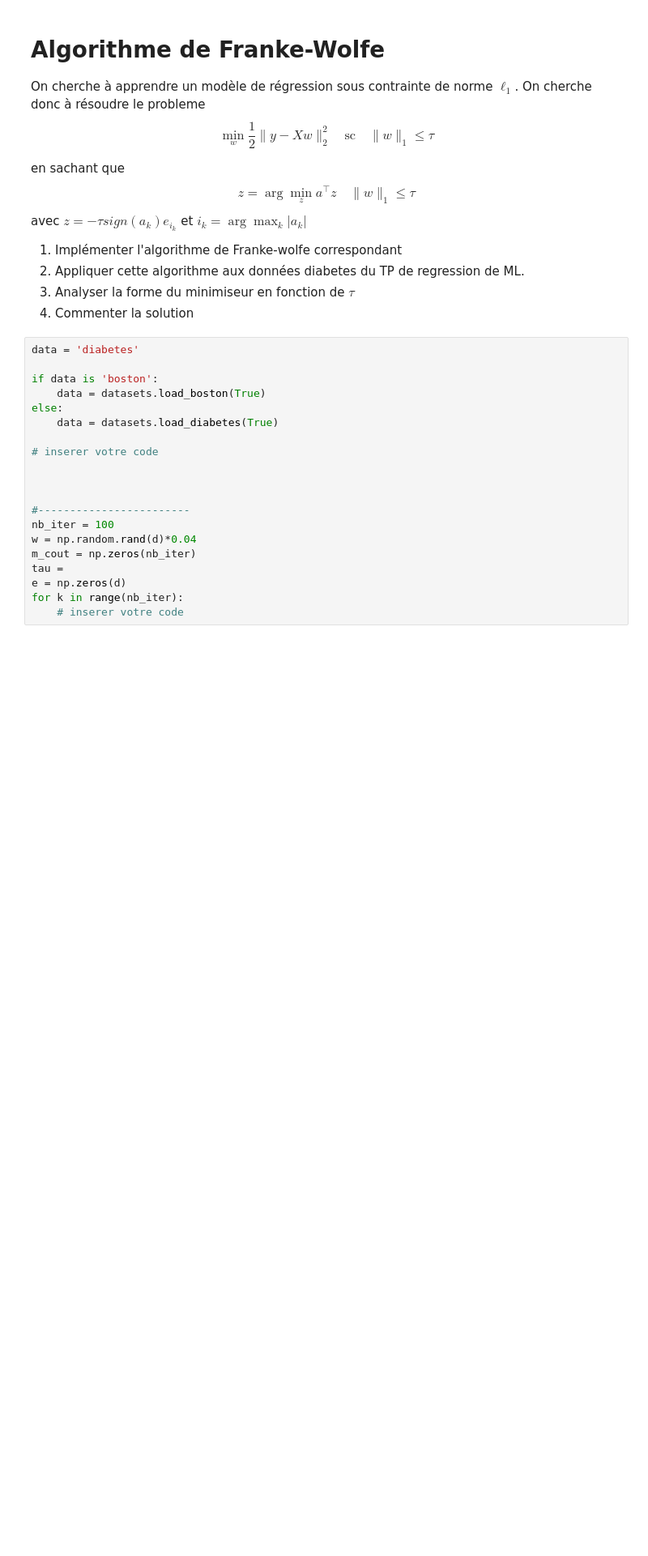
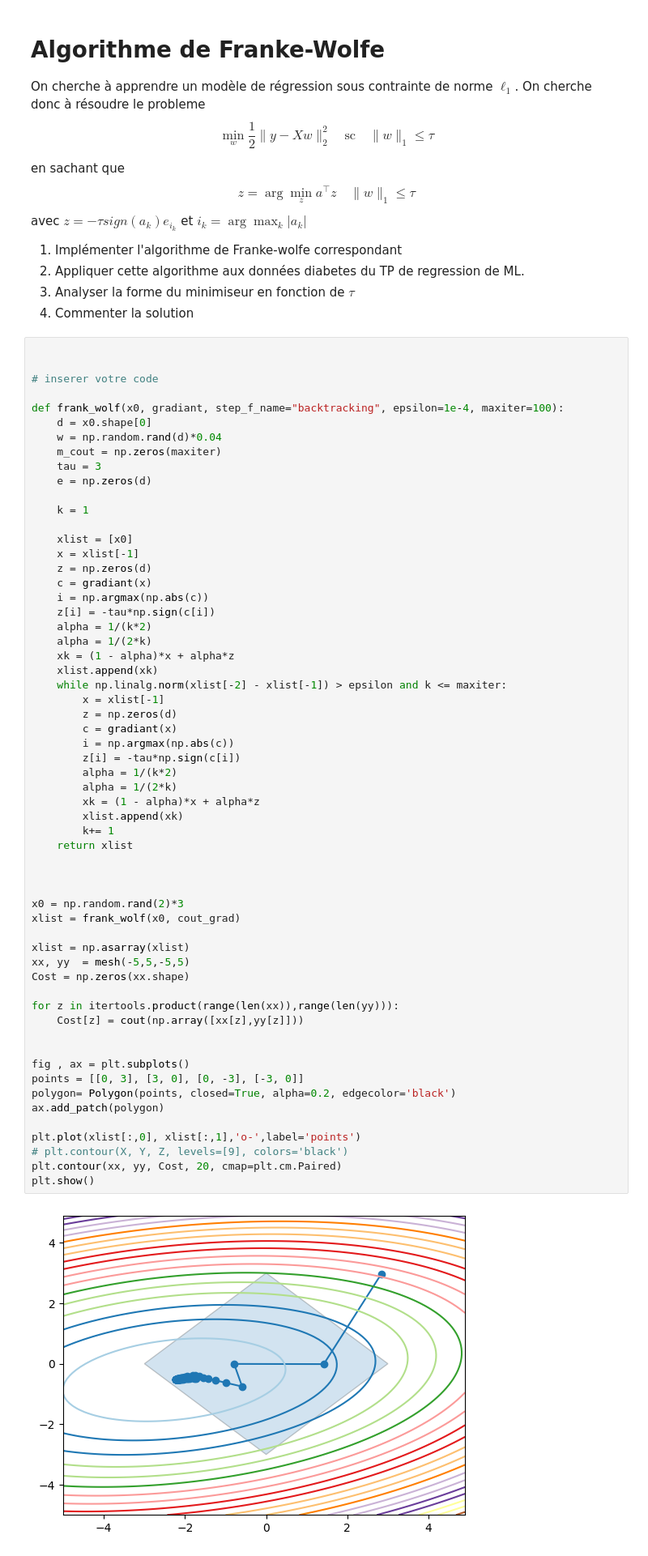
Before and after one commit to ba-talibe/TP_Analyse_Numerique, a Jupyter notebook: M1_SID/Optimisation pour apprentissage/TP_Gradient_projeté_.ipynb, the cells around one changed output. Shown at 81% size. Cells and saved outputs as stored; diff of their text form; blank space fills up the shorter version.

Commit message:
implemented Frank wolf

```diff
--- a/M1_SID/Optimisation pour apprentissage/TP_Gradient_projeté_.ipynb
+++ b/M1_SID/Optimisation pour apprentissage/TP_Gradient_projeté_.ipynb
@@ -267,23 +218,64 @@ avec $z = -\tau sign(a_k) e_{i_k}$ et $i_k = \arg\max_k |a_k|$
 2.   Appliquer cette algorithme aux données diabetes du TP de regression de ML.
 3.   Analyser la forme du minimiseur en fonction de $\tau$
 4.   Commenter la solution
-# %%
-data = 'diabetes'
-
-if data is 'boston':
-    data = datasets.load_boston(True)
-else:
-    data = datasets.load_diabetes(True)
-
-# inserer votre code
-
-
-
-#------------------------
-nb_iter = 100
-w = np.random.rand(d)*0.04
-m_cout = np.zeros(nb_iter)
-tau =
-e = np.zeros(d)
-for k in range(nb_iter):
-    # inserer votre code
+# %%
+
+
+# inserer votre code
+
+def frank_wolf(x0, gradiant, step_f_name="backtracking", epsilon=1e-4, maxiter=100):
+    d = x0.shape[0]
+    w = np.random.rand(d)*0.04
+    m_cout = np.zeros(maxiter)
+    tau = 3
+    e = np.zeros(d)
+
+    k = 1
+
+    xlist = [x0]
+    x = xlist[-1]
+    z = np.zeros(d)
+    c = gradiant(x)
+    i = np.argmax(np.abs(c))
+    z[i] = -tau*np.sign(c[i])
+    alpha = 1/(k*2)
+    alpha = 1/(2*k)
+    xk = (1 - alpha)*x + alpha*z
+    xlist.append(xk)
+    while np.linalg.norm(xlist[-2] - xlist[-1]) > epsilon and k <= maxiter:
+        x = xlist[-1]
+        z = np.zeros(d)
+        c = gradiant(x)
+        i = np.argmax(np.abs(c))
+        z[i] = -tau*np.sign(c[i])
+        alpha = 1/(k*2)
+        alpha = 1/(2*k)
+        xk = (1 - alpha)*x + alpha*z
+        xlist.append(xk)
+        k+= 1
+    return xlist
+
+
+
+x0 = np.random.rand(2)*3
+xlist = frank_wolf(x0, cout_grad)
+
+xlist = np.asarray(xlist)
+xx, yy  = mesh(-5,5,-5,5)
+Cost = np.zeros(xx.shape)
+
+for z in itertools.product(range(len(xx)),range(len(yy))):
+    Cost[z] = cout(np.array([xx[z],yy[z]]))
+
+
+fig , ax = plt.subplots()
+points = [[0, 3], [3, 0], [0, -3], [-3, 0]]
+polygon= Polygon(points, closed=True, alpha=0.2, edgecolor='black')
+ax.add_patch(polygon)
+
+plt.plot(xlist[:,0], xlist[:,1],'o-',label='points')
+# plt.contour(X, Y, Z, levels=[9], colors='black')
+plt.contour(xx, yy, Cost, 20, cmap=plt.cm.Paired)
+plt.show()
+# %% [output]
+[figure, added]
```
Also changed, not shown: parts of 5 cells of this notebook.
